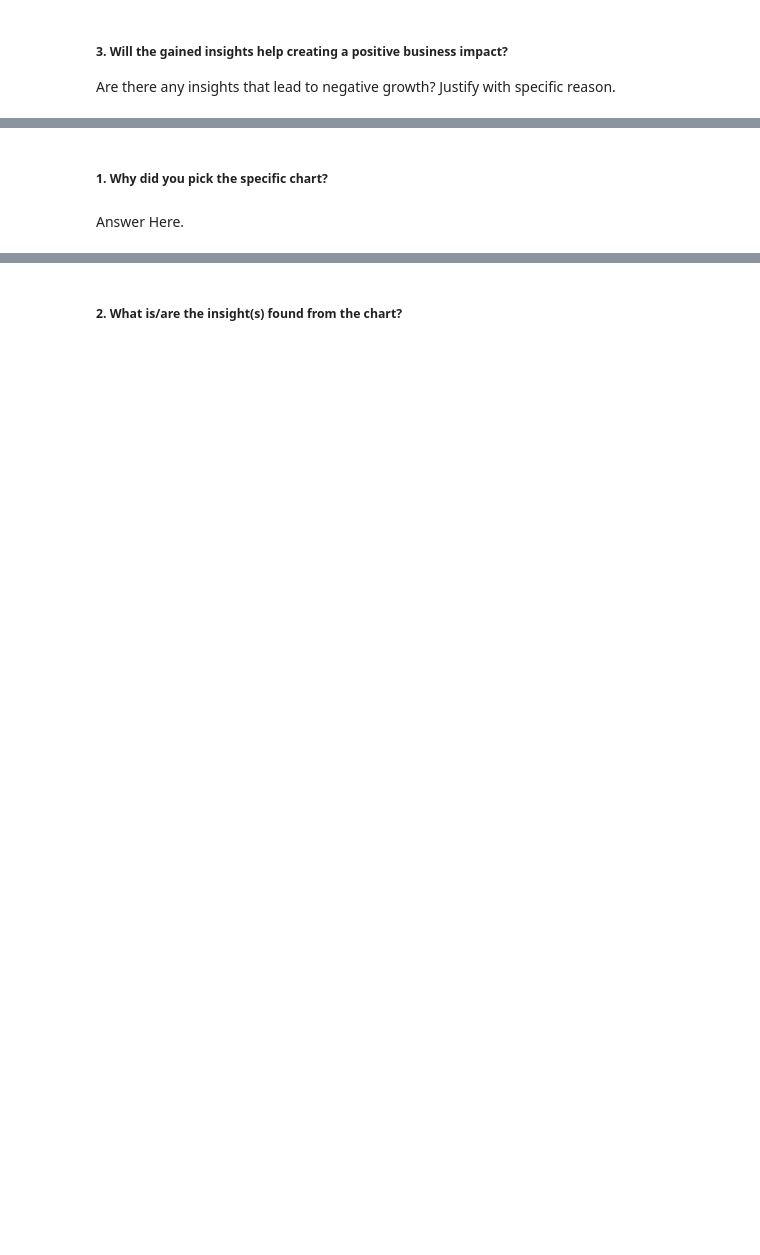
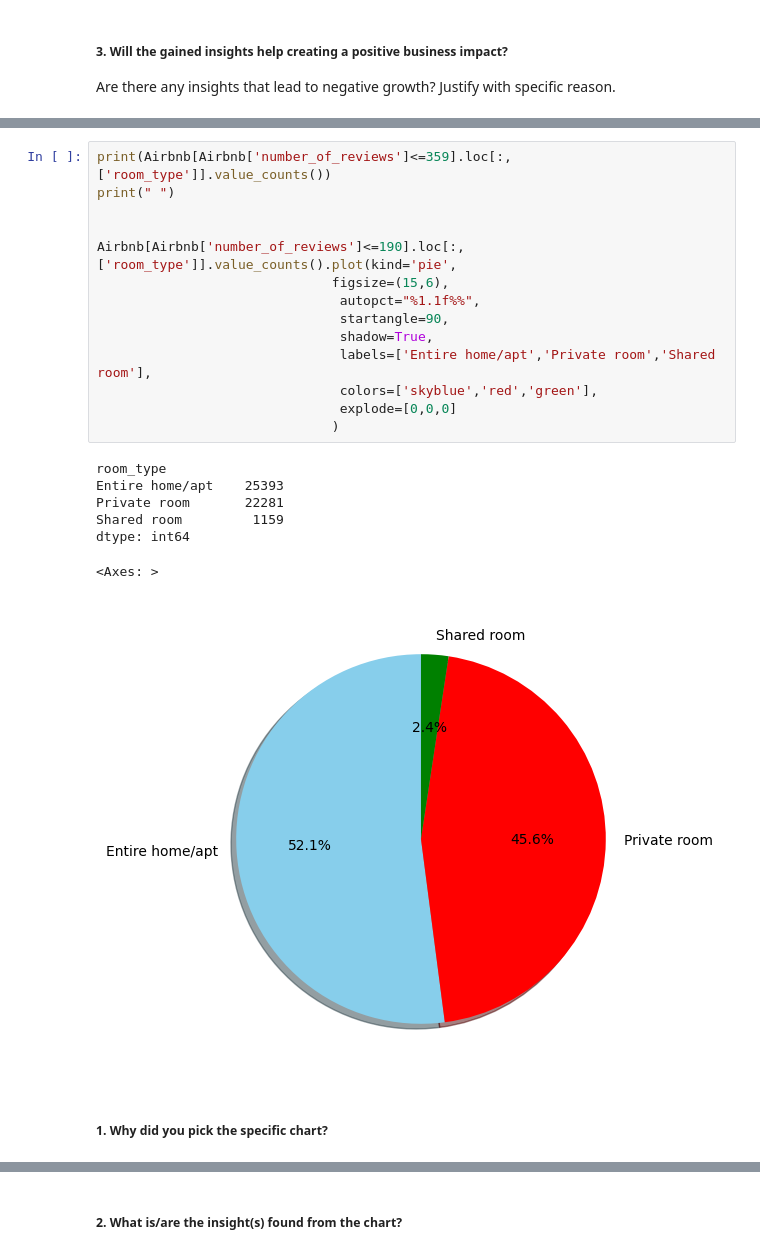
Before and after one commit to Manjunathdangi/Airbnb-Booking-Analysis, a Jupyter notebook: Copy_of_Sample_EDA_Submission_Template.ipynb, the cells around one changed output, grey strips where cells are left out. Drawn from its saved outputs; the diff is of its cells as text; blank space fills up the shorter version.

```diff
--- a/Copy_of_Sample_EDA_Submission_Template.ipynb
+++ b/Copy_of_Sample_EDA_Submission_Template.ipynb
@@ -607,4 +1000,24 @@ Answer Here
+# %%
+print(Airbnb[Airbnb['number_of_reviews']<=359].loc[:,['room_type']].value_counts())
+print(" ")
+
+
+Airbnb[Airbnb['number_of_reviews']<=190].loc[:,['room_type']].value_counts().plot(kind='pie',
+                              figsize=(15,6),
+                               autopct="%1.1f%%",
+                               startangle=90,
+                               shadow=True,
+                               labels=['Entire home/apt','Private room','Shared room'],
+                               colors=['skyblue','red','green'],
+                               explode=[0,0,0]
+                              )
+# %% [output]
+room_type
+Entire home/apt    25393
+Private room       22281
+Shared room         1159
+dtype: int64
+<Axes: >
+[figure, added]
 # %% [markdown]
 ##### 1. Why did you pick the specific chart?
-# %% [markdown]
-Answer Here.
```
Also changed, not shown: parts of 79 cells of this notebook.
